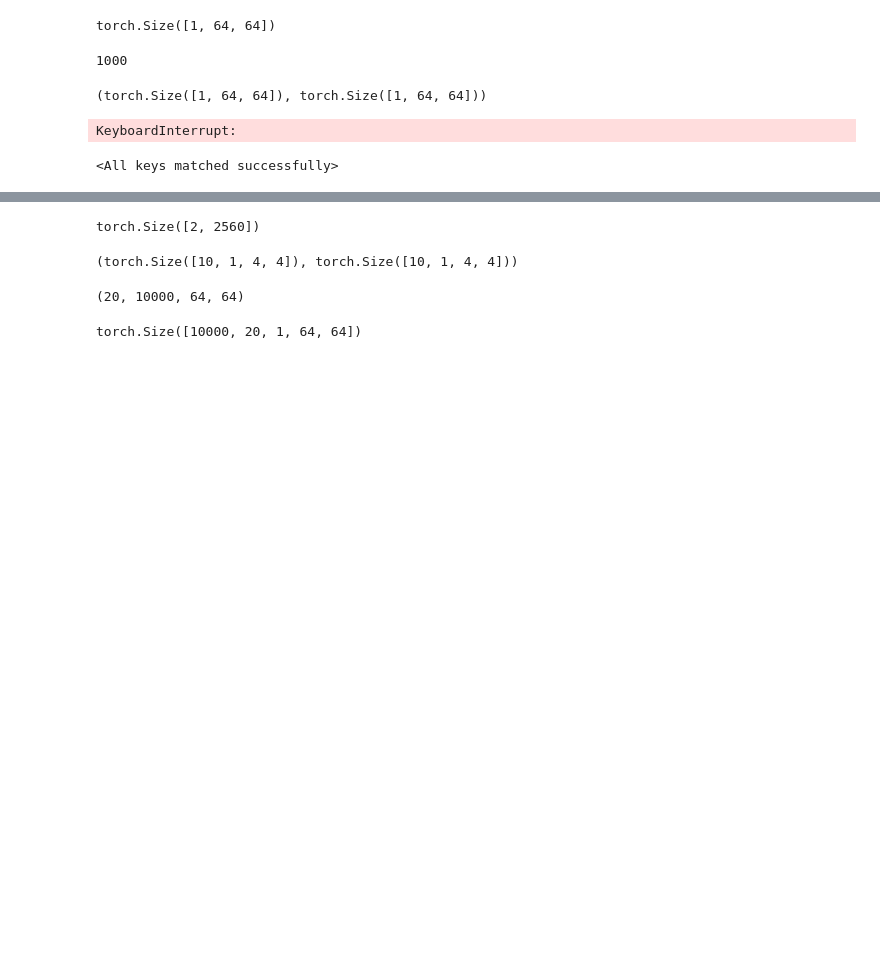
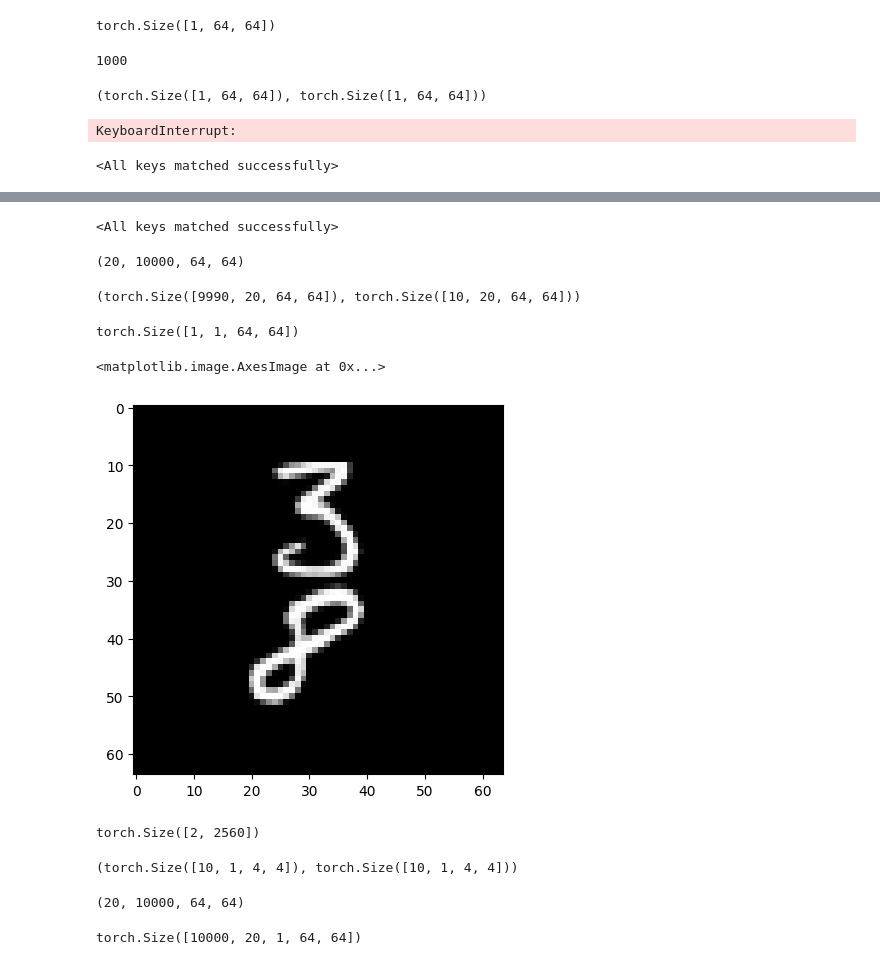
Before and after one commit to Ishushan02/Video-Generation-Flowing-MNIST, a Jupyter notebook: model-4-VQVAE.ipynb, the cells around one changed output, grey strips where cells are left out. Cells and saved outputs as stored; diff of their text form; code cells hidden in the pictures; blank space fills up the shorter version.

Commit message:
Test Image

```diff
--- a/model-4-VQVAE.ipynb
+++ b/model-4-VQVAE.ipynb
@@ -397,7 +397,7 @@ for each_epoch in range(epochs):
 # %% [output]
 KeyboardInterrupt:
 # %%
-modelValA = torch.load("./model/VQVAE/vqvae.pt", map_location=torch.device('cpu'))
+modelValA = torch.load("./model/VQVAE/vqvae-5.pt", map_location=torch.device('cpu'))
 modelA.load_state_dict(modelValA)
 # %% [output]
 <All keys matched successfully>
@@ -448,3 +443,37 @@ for i in os.listdir("data/testImages"):
+# %%
+modelValA = torch.load("./model/VQVAE/vqvae-5.pt", map_location=torch.device('cpu'))
+modelA.load_state_dict(modelValA)
+# %% [output]
+<All keys matched successfully>
+# %%
+data = np.load("data/MovingMNIST/mnist_test_seq.npy")
+print(data.shape)
+data = np.transpose(data, (1, 0, 2, 3))
+data = torch.from_numpy(data).to(dtype=torch.float32)
+
+trainData, validationData = data[:9990], data[9990:]
+trainData.shape, validationData.shape
+# %% [output]
+(20, 10000, 64, 64)
+(torch.Size([9990, 20, 64, 64]), torch.Size([10, 20, 64, 64]))
+# %%
+encodeA = modelA.encodeImage(data[10, 0].unsqueeze(0).unsqueeze(0)/255.0)
+encodeA.shape
+
+decodeA = modelA.decodeImage(encodeA)
+decodeA.shape
+# %% [output]
+torch.Size([1, 1, 64, 64])
+# %%
+out_image = decodeA.squeeze()
+out_image = (out_image * 255).byte().cpu().numpy()
+out_image.shape
+
+# plt.plot(out_image)
+plt.imshow(out_image, cmap='gray')
+# %% [output]
+<matplotlib.image.AxesImage at 0x...>
+[figure, added]
 # %%
 class Transformer(nn.Module):
     def __init__(self, vocab_size=512, seq_length = 10, embed_dim=256, num_heads=4, feed_forward_dim=512):
```
Also changed, not shown: parts of 6 cells of this notebook.
